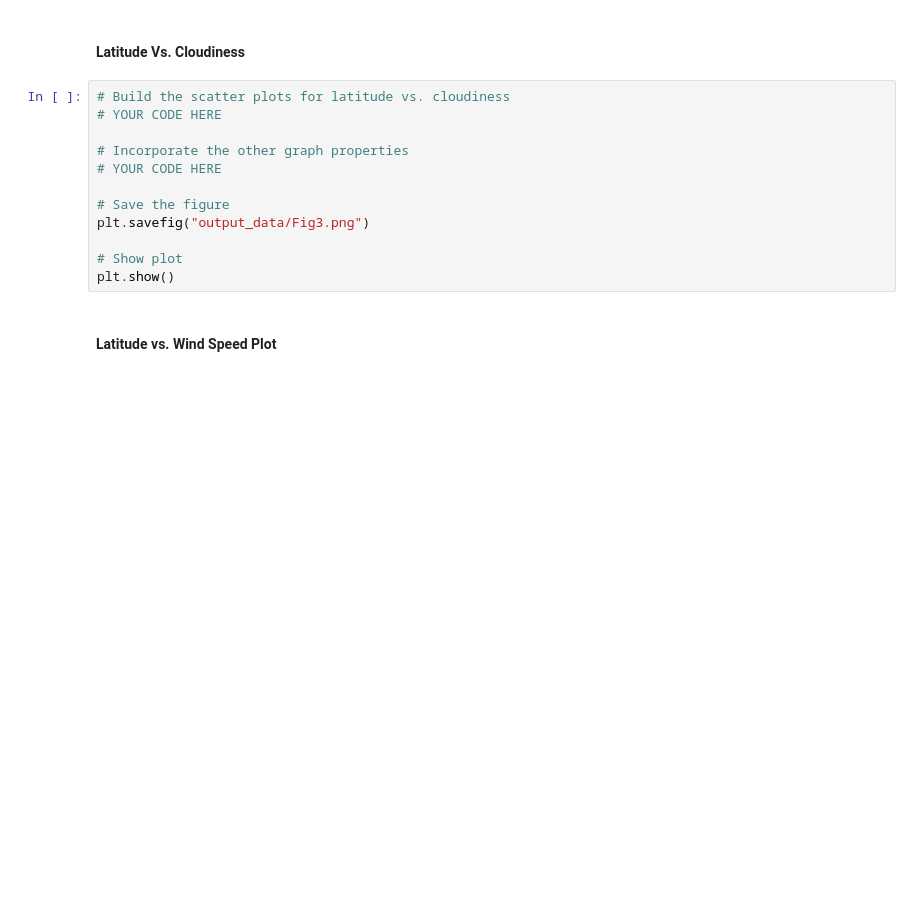
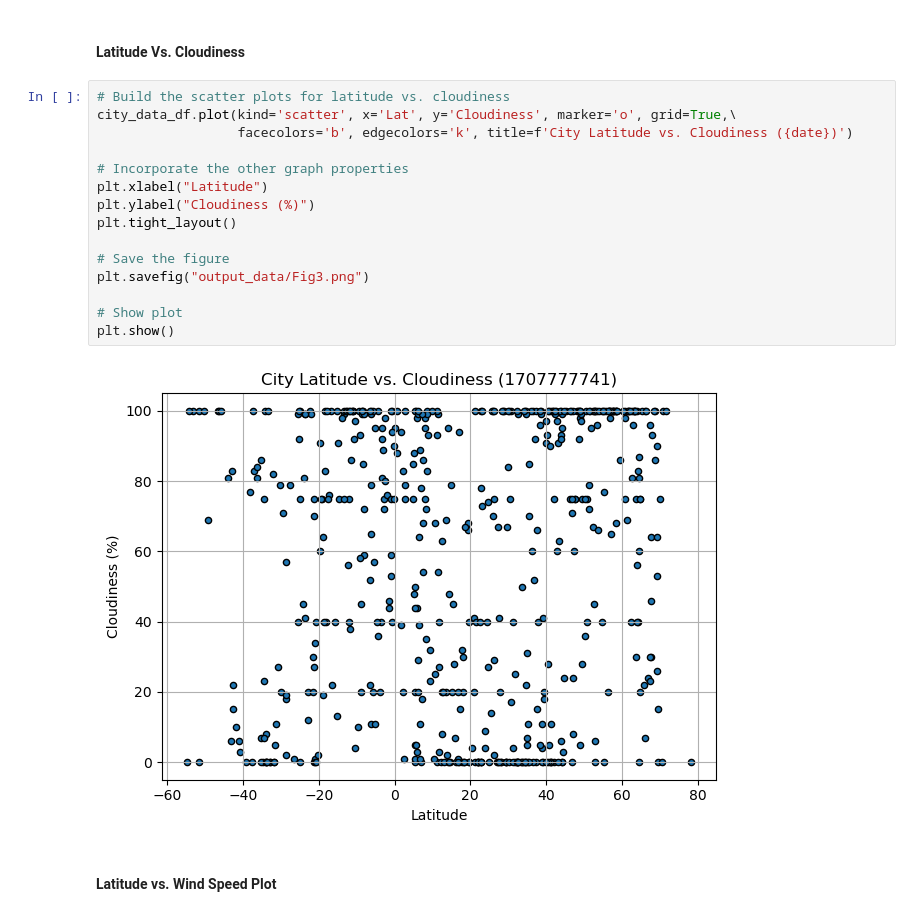
Before and after one commit to vivsarraf/python-api-challenge, a Jupyter notebook: starter_code/WeatherPy.ipynb, the cells around one changed output. Drawn from its saved outputs; the diff is of its cells as text; blank space fills up the shorter version.

```diff
--- a/starter_code/WeatherPy.ipynb
+++ b/starter_code/WeatherPy.ipynb
@@ -217,16 +232,21 @@ plt.show()
 #### Latitude Vs. Cloudiness
 # %%
 # Build the scatter plots for latitude vs. cloudiness
-# YOUR CODE HERE
+city_data_df.plot(kind='scatter', x='Lat', y='Cloudiness', marker='o', grid=True,\
+                  facecolors='b', edgecolors='k', title=f'City Latitude vs. Cloudiness ({date})')
 
 # Incorporate the other graph properties
-# YOUR CODE HERE
+plt.xlabel("Latitude")
+plt.ylabel("Cloudiness (%)")
+plt.tight_layout()
 
 # Save the figure
 plt.savefig("output_data/Fig3.png")
 
 # Show plot
 plt.show()
+# %% [output]
+[figure, added]
 # %% [markdown]
 #### Latitude vs. Wind Speed Plot
 # %%
```
Also changed, not shown: parts of 36 cells of this notebook.
